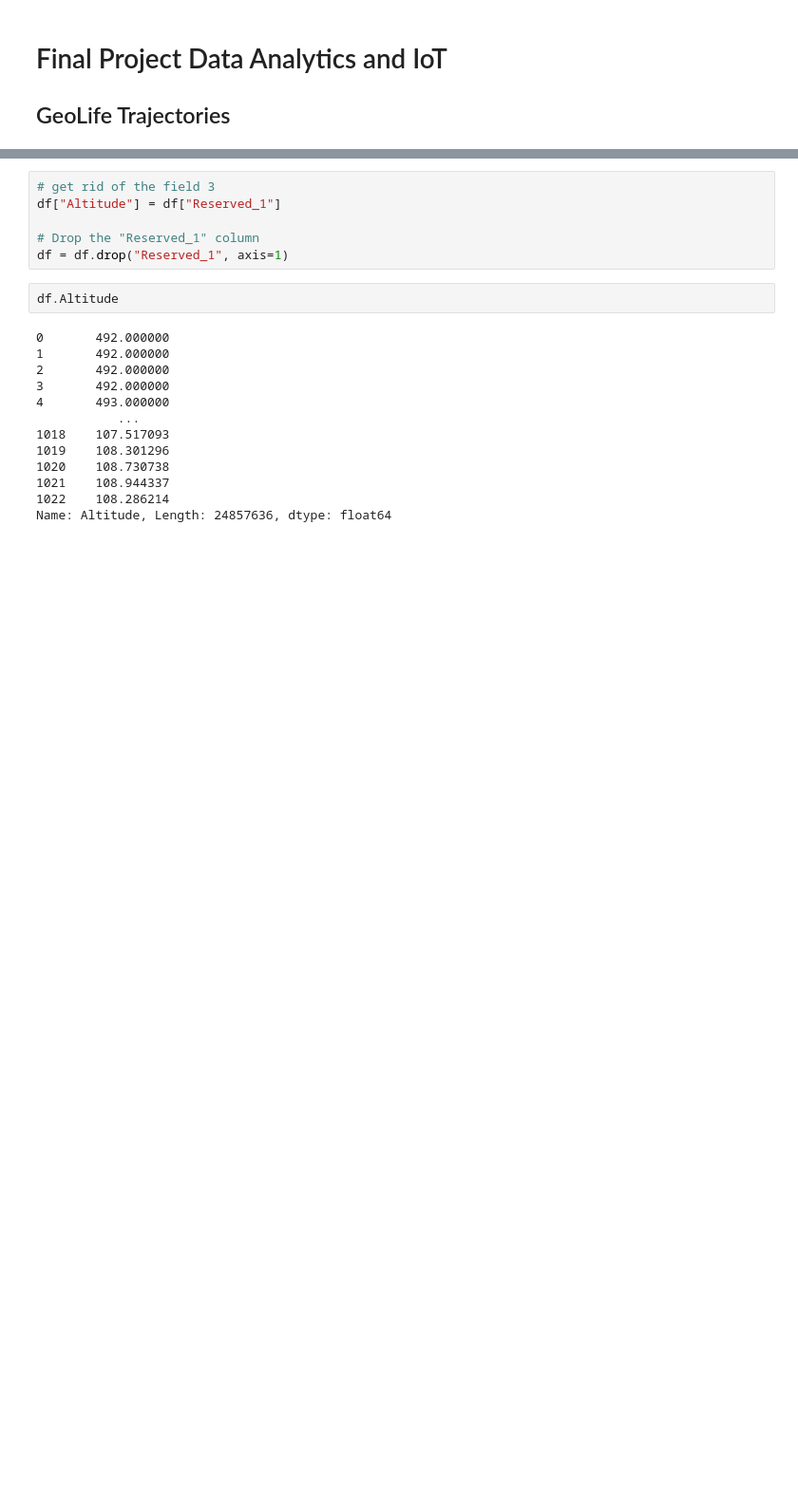
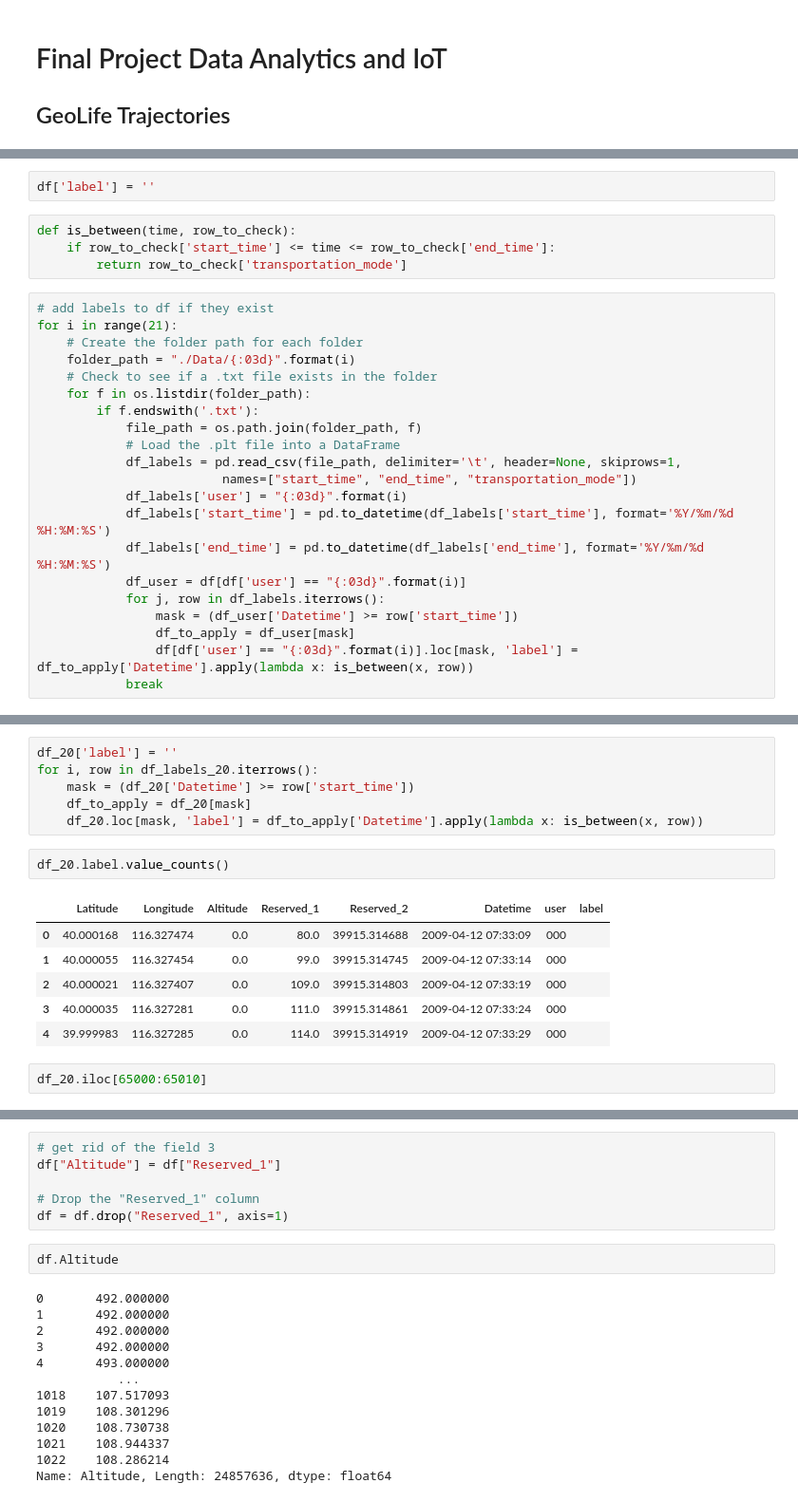
Before and after one commit to tmakian99/GeoLife-Trajectories, a Jupyter notebook: GeoLife Trajectories.ipynb, the cells around one changed output, grey strips where cells are left out. Shown at 95% size. Saved outputs shown, nothing was run; the diff lists cells and outputs as text; blank space fills up the shorter version.

Commit message:
Added add labels script, small changes to main notebook

```diff
--- a/GeoLife Trajectories.ipynb
+++ b/GeoLife Trajectories.ipynb
@@ -60,3 +67,30 @@ for i in range(181):
 
 # Concatenate all of the DataFrames in the list into a single DataFrame
 df = pd.concat(df_list)
+# %%
+df['label'] = ''
+# %%
+def is_between(time, row_to_check):
+    if row_to_check['start_time'] <= time <= row_to_check['end_time']:
+        return row_to_check['transportation_mode']
+# %%
+# add labels to df if they exist
+for i in range(21):
+    # Create the folder path for each folder
+    folder_path = "./Data/{:03d}".format(i)
+    # Check to see if a .txt file exists in the folder
+    for f in os.listdir(folder_path):
+        if f.endswith('.txt'):
+            file_path = os.path.join(folder_path, f)
+            # Load the .plt file into a DataFrame
+            df_labels = pd.read_csv(file_path, delimiter='\t', header=None, skiprows=1,
+                         names=["start_time", "end_time", "transportation_mode"])
+            df_labels['user'] = "{:03d}".format(i)
+            df_labels['start_time'] = pd.to_datetime(df_labels['start_time'], format='%Y/%m/%d %H:%M:%S')
+            df_labels['end_time'] = pd.to_datetime(df_labels['end_time'], format='%Y/%m/%d %H:%M:%S')
+            df_user = df[df['user'] == "{:03d}".format(i)]
+            for j, row in df_labels.iterrows():
+                mask = (df_user['Datetime'] >= row['start_time'])
+                df_to_apply = df_user[mask]
+                df[df['user'] == "{:03d}".format(i)].loc[mask, 'label'] = df_to_apply['Datetime'].apply(lambda x: is_between(x, row))
+            break
@@ -63,2 +128,19 @@ df = pd.concat(df_list)
+# %%
+df_20['label'] = ''
+for i, row in df_labels_20.iterrows():
+    mask = (df_20['Datetime'] >= row['start_time'])
+    df_to_apply = df_20[mask]
+    df_20.loc[mask, 'label'] = df_to_apply['Datetime'].apply(lambda x: is_between(x, row))
+# %%
+df_20.label.value_counts()
+# %% [output]
+|  | Latitude | Longitude | Altitude | Reserved_1 | Reserved_2 | Datetime | user | label |
+| 0 | 40.000168 | 116.327474 | 0.0 | 80.0 | 39915.314688 | 2009-04-12 07:33:09 | 000 |  |
+| 1 | 40.000055 | 116.327454 | 0.0 | 99.0 | 39915.314745 | 2009-04-12 07:33:14 | 000 |  |
+| 2 | 40.000021 | 116.327407 | 0.0 | 109.0 | 39915.314803 | 2009-04-12 07:33:19 | 000 |  |
+| 3 | 40.000035 | 116.327281 | 0.0 | 111.0 | 39915.314861 | 2009-04-12 07:33:24 | 000 |  |
+| 4 | 39.999983 | 116.327285 | 0.0 | 114.0 | 39915.314919 | 2009-04-12 07:33:29 | 000 |  |
+# %%
+df_20.iloc[65000:65010]
 # %%
 df.Reserved_1
```
Also changed, not shown: parts of 5 cells of this notebook, 1 other file.
